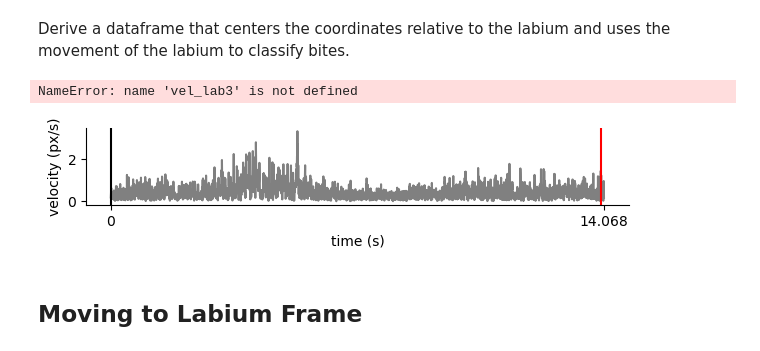
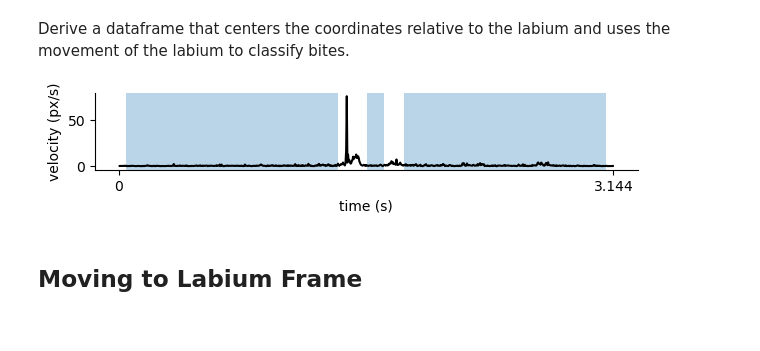
Before and after one commit to shivChitinous/bite-tracks, a Jupyter notebook: Figures.ipynb, the cells around one changed output. Cells and saved outputs as stored; diff of their text form; code cells hidden in the pictures.

Commit message:
Final updates to plots and calculations

```diff
--- a/Figures.ipynb
+++ b/Figures.ipynb
@@ -62,15 +63,11 @@ corrDf['insert_length'] = bt.computeForAllBites(derDf, bt.insert_length)
 corrDf['straightness'] = bt.computeForAllBites(derDf, bt.straightness)
 corrDf['lab_angle'] = bt.computePerBite(derDf, bt.estimate_3d_labial_twist, r=1.25, segment =2)
 corrDf['pal_angle'] = bt.computePerBite(derDf, bt.estimate_3d_palp_angle, r=1.2, segment=2)
-if 'gut' in derDf.columns.values[-1][0]:
+corrDf['dPh'] = bt.computeForAllBites(corrDf, bt.deltaPhase)
+if np.any(['gut' in derDf.columns.values[l][0] for l in range(len(derDf.columns.values))]):
     corrDf['gl'] = bt.gut_length(derDf)
-#corrDf = corrDf.interpolate(method='linear', limit_direction='both')
-# %%
-ma = bt.moving_average((vel_lab3 <= vel_lim) | np.isnan(vel_lab3), window=window, T=T) >= 0.99
-starts, ends = np.where(np.diff(np.concatenate(([0], ma, [0]))) == 1)[0], np.where(np.diff(np.concatenate(([0], ma, [0]))) == -1)[0]
-longest = np.argmax(ends - starts)
-t_bite_start, t_bite_end = starts[longest] * (T/n), ends[longest] * (T/n)
-t_bite = t_bite_end-t_bite_start
-print("bite start: ", t_bite_start, "; bite end: ", t_bite_end)
-# %% [output]
-NameError: name 'vel_lab3' is not defined
+# %%
+corrDf['removal'] = bt.computePerBite(corrDf, bt.straightness_motion, dir = 'removal', filts = [50, 50, 251], threshold_netchange=0.01)
+corrDf['insertion'] = bt.computePerBite(corrDf, bt.straightness_motion,  dir = 'insertion', filts = [75, 50, 251], threshold_netchange=0.01)
+corrDf['removal'] = corrDf['removal'].interpolate(method='nearest', limit_direction='both')
+corrDf['insertion'] = corrDf['insertion'].interpolate(method='nearest', limit_direction='both')
@@ -77,11 +76,24 @@ NameError: name 'vel_lab3' is not defined
 # %%
-plt.figure(figsize = (7,1))
-plt.plot(vel_lab3,color='gray');
-plt.axvline(t_bite_start*n/T,color='k'); plt.axvline(t_bite_end*n/T,color='r');
-sns.despine();
-plt.xticks([0,n],[0,T]); plt.xlabel('time (s)'); plt.ylabel('velocity (px/s)');
-plt.savefig(plot_folder+f"panel_{videoIdx}_"+"bite_segmentation.pdf",bbox_inches = "tight")
+plt.figure(figsize=(7, 1))
+
+# Plot the raw velocity and bite signal
+plt.plot(derDf['ctr_speed'], color='k')
+
+# Add colored patches for each segment where corrDf['bite'] > 0
+for i in range(len(corrDf['bite'])):
+    val = corrDf['bite'].iloc[i]
+    if val > 0:
+        # Optional: choose color based on value
+        plt.axvspan(i - 0.5, i + 0.5, alpha=0.3)
+
+sns.despine()
+plt.xticks([0, n], [0, T])
+plt.xlabel('time (s)')
+plt.ylabel('velocity (px/s)')
+
+# Save the figure
+plt.savefig(plot_folder + f"panel_{videoIdx}_" + "bite_segmentation.pdf", bbox_inches="tight")
 # %% [output]
-[figure, old version]
+[figure, new version]
 # %% [markdown]
 ## Moving to Labium Frame
```
Also changed, not shown: parts of 30 cells of this notebook, 23 other files.
